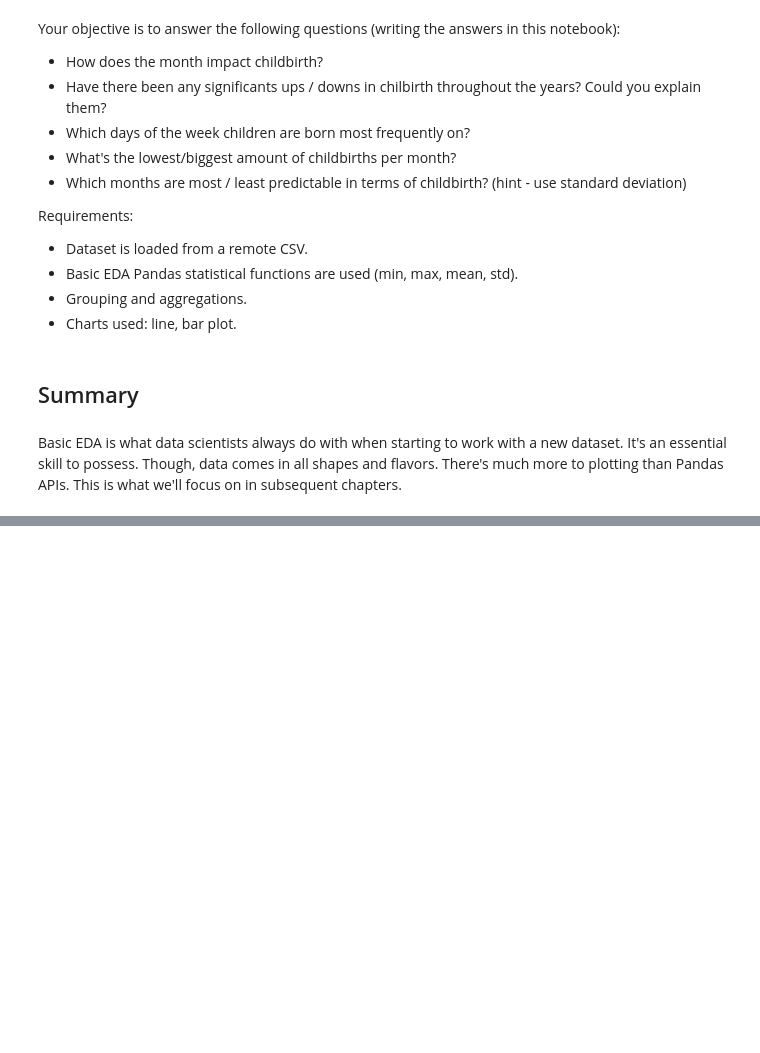
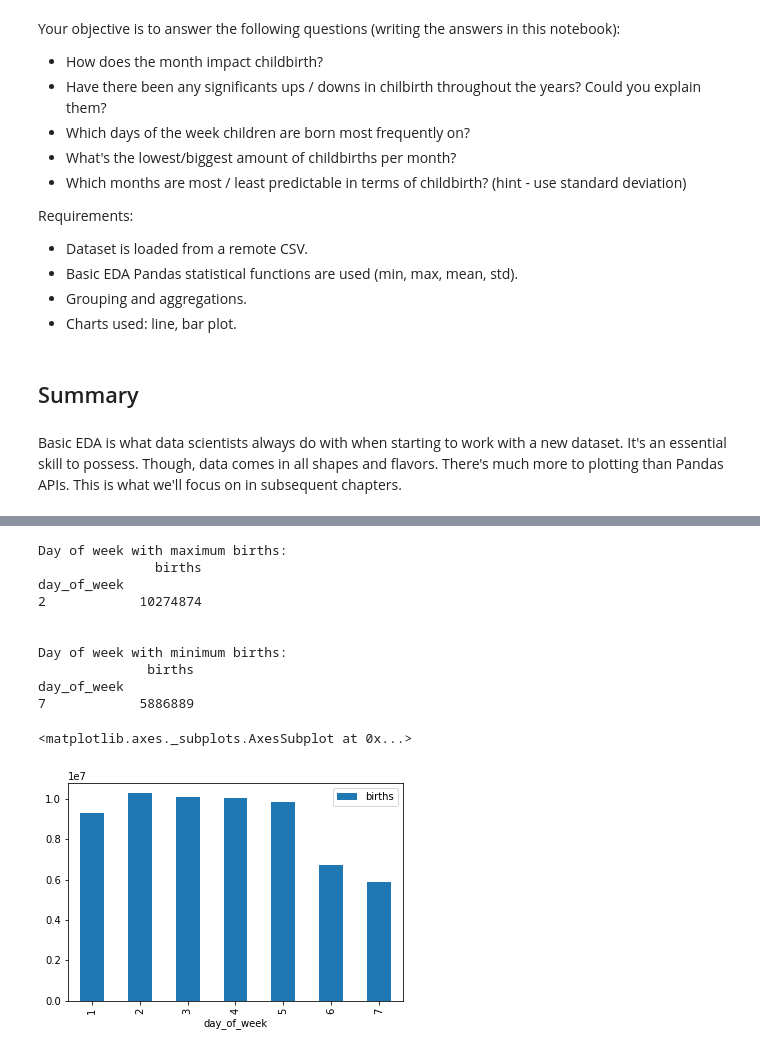
Before and after one commit to manderhub/turing-college-challenge, a Jupyter notebook: Turing_College_Technical_Challenge.ipynb, the cells around one changed output, grey strips where cells are left out. Drawn from its saved outputs; the diff is of its cells as text; code cells hidden in the pictures; blank space fills up the shorter version.

```diff
--- a/Turing_College_Technical_Challenge.ipynb
+++ b/Turing_College_Technical_Challenge.ipynb
@@ -273,0 +323,23 @@ Basic EDA is what data scientists always do with when starting to work with a ne
+# %%
+
+us_births_day_of_week = us_births[["day_of_week", "births"]].groupby("day_of_week").sum()
+print("Day of week with maximum births:")
+print(us_births_day_of_week.sort_values("births", ascending=False).head(1))
+print("\n")
+print("Day of week with minimum births:")
+print(us_births_day_of_week.sort_values("births", ascending=False).tail(1))
+print("\n")
+us_births_day_of_week.plot.bar()
+# %% [output]
+Day of week with maximum births:
+               births
+day_of_week
+2            10274874
+
+
+Day of week with minimum births:
+              births
+day_of_week
+7            5886889
+<matplotlib.axes._subplots.AxesSubplot at 0x...>
+[figure, added]
```
Also changed, not shown: parts of 11 cells of this notebook.
